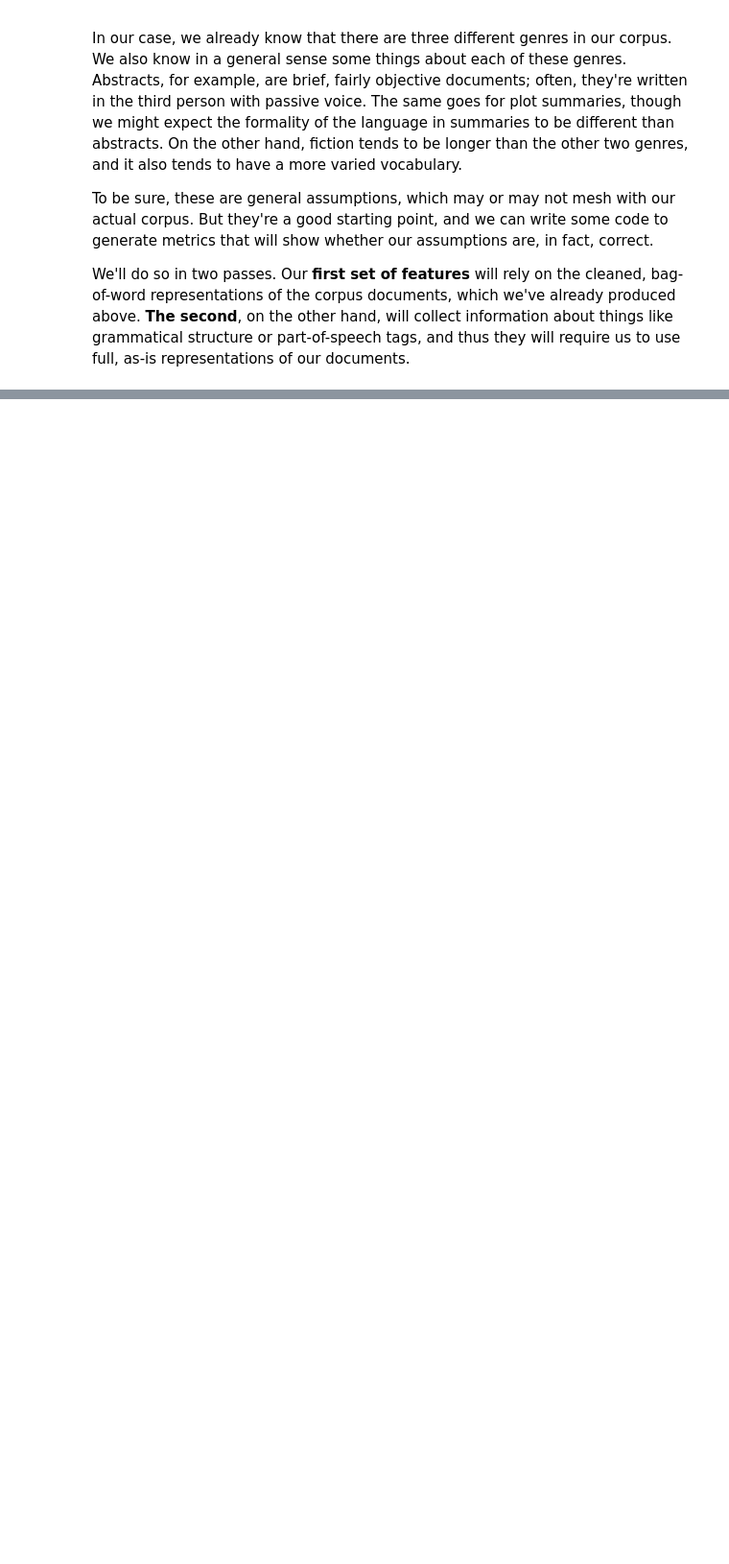
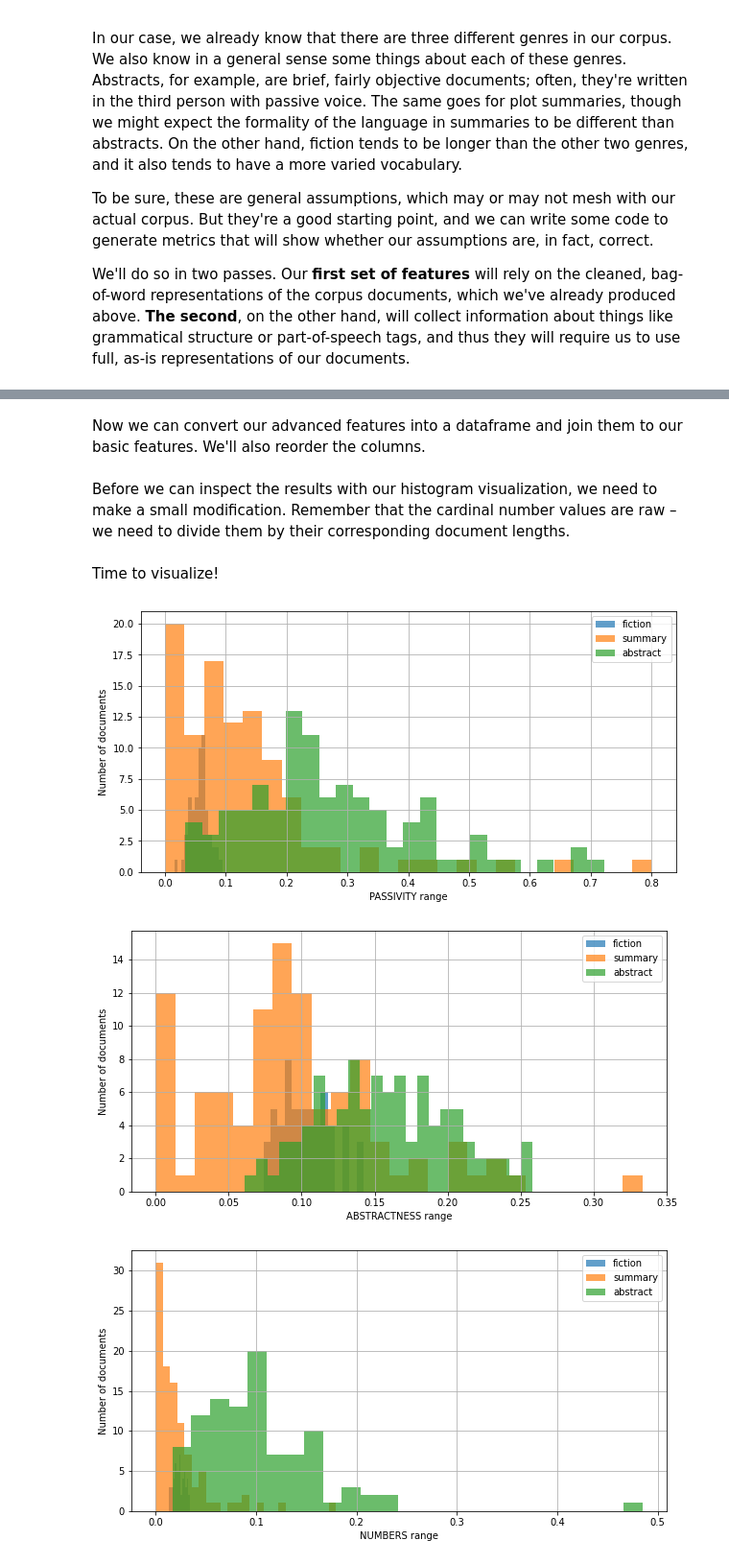
Before and after one commit to ucdavisdatalab/workshop_nlp_with_python, a Jupyter notebook: 03_classification-and-feature-engineering.ipynb, the cells around one changed output, grey strips where cells are left out. Shown at 96% size. Drawn from its saved outputs; the diff is of its cells as text; code cells hidden in the pictures; blank space fills up the shorter version.

Commit message:
fleshing out the advanced features

```diff
--- a/03_classification-and-feature-engineering.ipynb
+++ b/03_classification-and-feature-engineering.ipynb
@@ -313,0 +378,13 @@ Note that we'll want to convert the return from this function into a percentage
+# %%
+def get_stats(doc):
+    passivity = score_passive(doc)
+    abstractness = score_abstract(doc)
+    numbers = num_cardinals(doc)
+    polarity = score_polarity(doc)
+
+    return {
+        'PASSIVITY': passivity,
+        'ABSTRACTNESS': abstractness,
+        'NUMBERS': numbers,
+        'POLARITY': polarity
+    }
@@ -313,0 +393,27 @@ Note that we'll want to convert the return from this function into a percentage
+# %%
+to_process = lazy_load(paths)
+advanced_features = [get_stats(doc) for doc in nlp.pipe(to_process)]
+# %% [markdown]
+Now we can convert our advanced features into a dataframe and join them to our basic features. We'll also reorder the columns.
+# %%
+advanced_features = pd.DataFrame(advanced_features)
+features = basic_features.join(advanced_features)
+
+reorder = [
+    'LENGTH', 'HAPAX', 'PASSIVITY', 'ABSTRACTNESS',
+    'NUMBERS', 'POLARITY', 'LABEL', 'LABEL_NAME'
+]
+features = features[reorder]
+# %% [markdown]
+Before we can inspect the results with our histogram visualization, we need to make a small modification. Remember that the cardinal number values are raw – we need to divide them by their corresponding document lengths.
+# %%
+features = features.assign(NUMBERS = features['NUMBERS'] / features['LENGTH'])
+# %% [markdown]
+Time to visualize!
+# %%
+for feat in ['PASSIVITY', 'ABSTRACTNESS', 'NUMBERS', 'POLARITY']:
+    graph_dist(features, feat);
+# %% [output]
+[figure, added]
+[figure, added]
+[figure, added]
```
Also changed, not shown: parts of 40 cells of this notebook, 1 other file.
